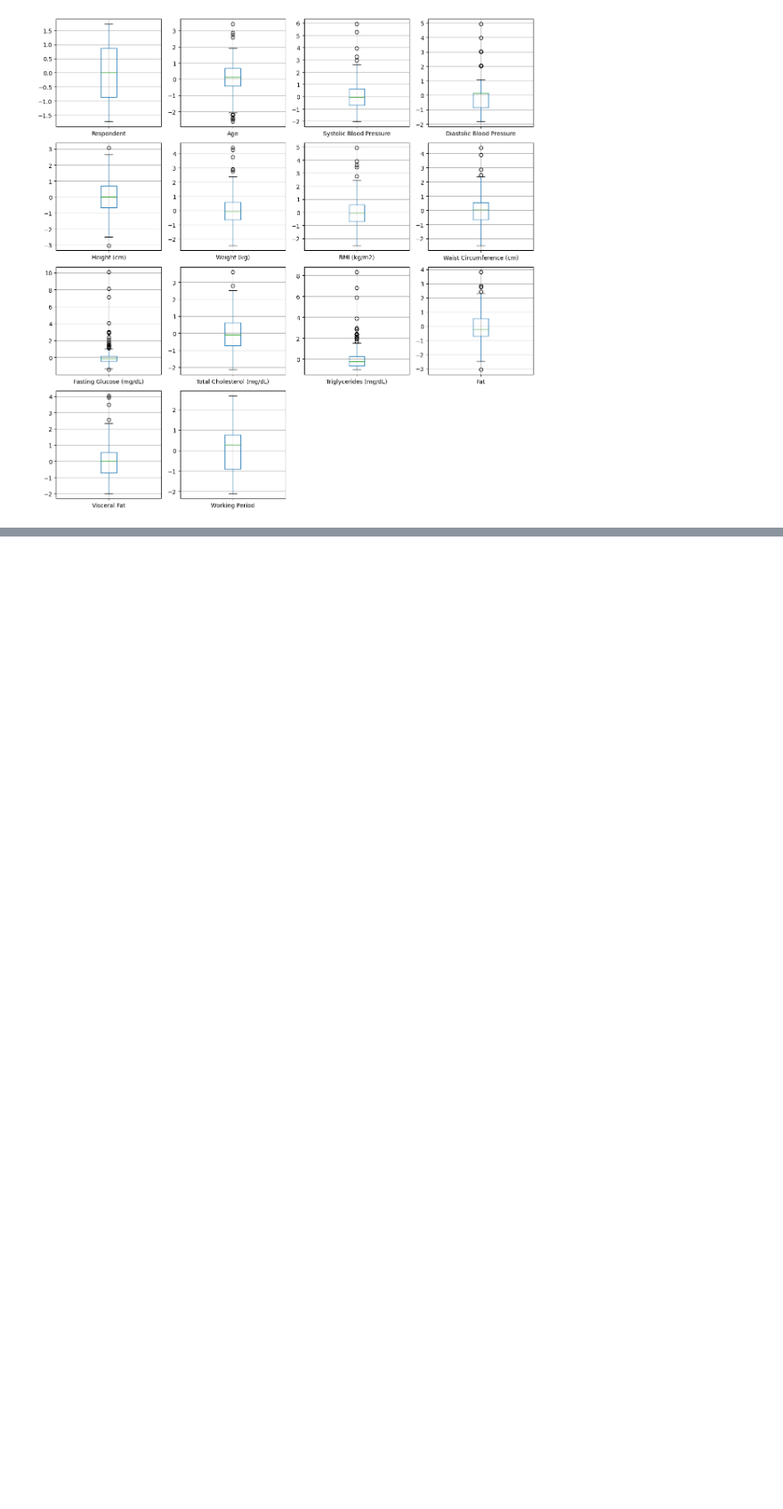
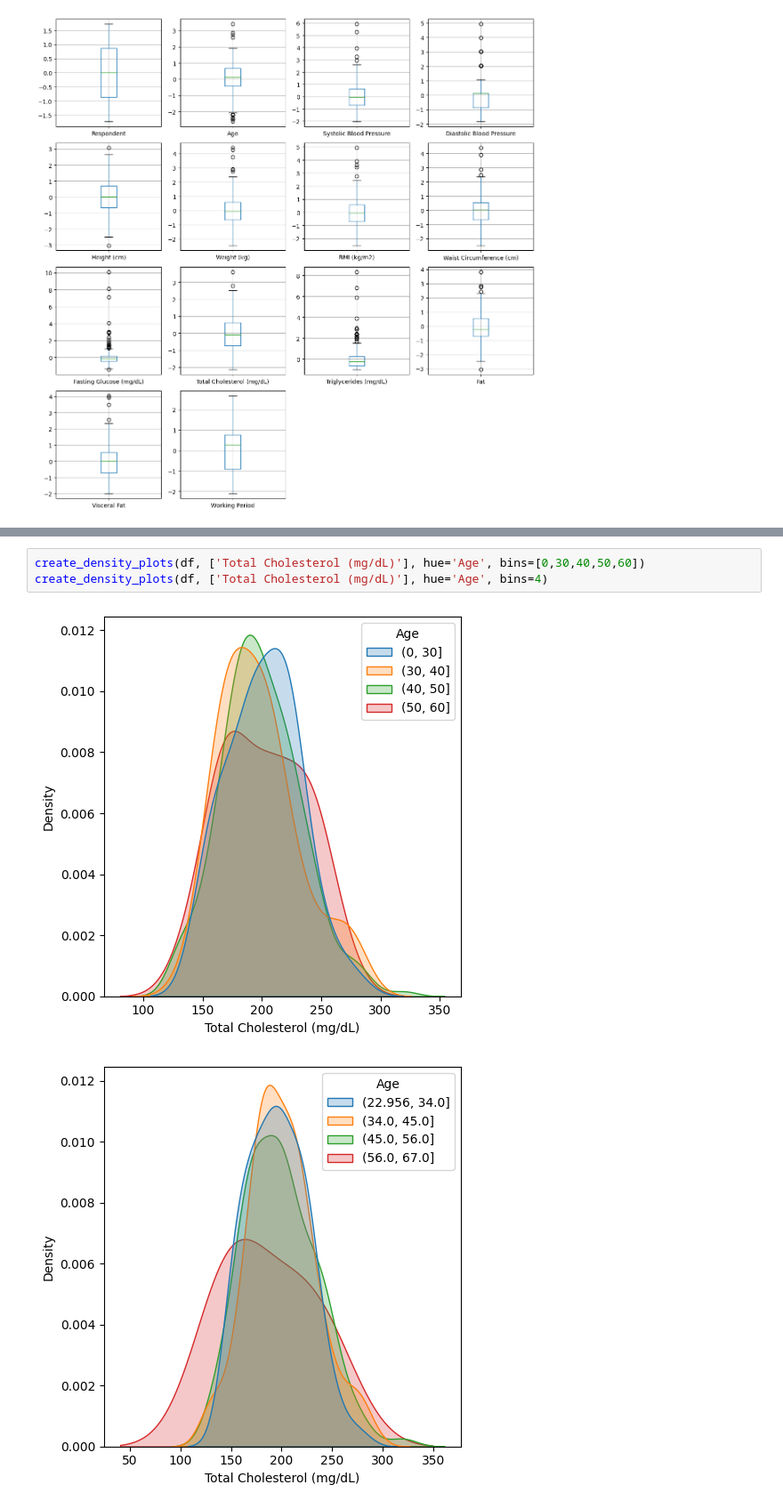
Before and after one commit to HafidAmbardi/tabulardataguidebook, a Jupyter notebook: EDA/univariate.ipynb, the cells around one changed output, grey strips where cells are left out. Shown at 89% size. Drawn from its saved outputs; the diff is of its cells as text; blank space fills up the shorter version.

```diff
--- a/EDA/univariate.ipynb
+++ b/EDA/univariate.ipynb
@@ -75,0 +153,6 @@ plot_boxplots(df, config)
+# %%
+create_density_plots(df, ['Total Cholesterol (mg/dL)'], hue='Age', bins=[0,30,40,50,60])
+create_density_plots(df, ['Total Cholesterol (mg/dL)'], hue='Age', bins=4)
+# %% [output]
+[figure, added]
+[figure, added]
```
Also changed, not shown: parts of 7 cells of this notebook.
